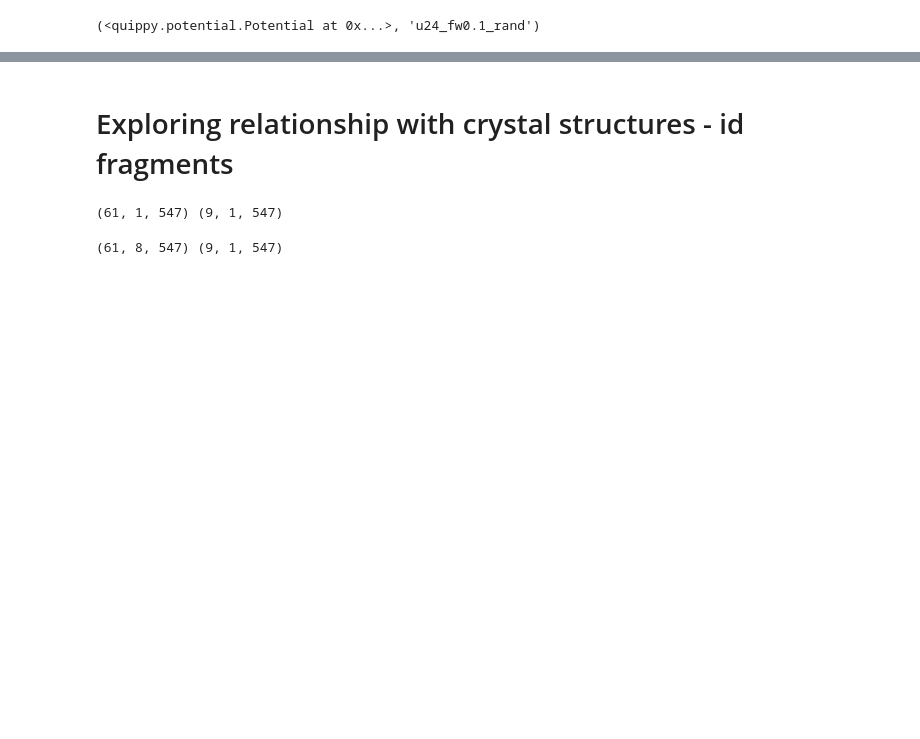
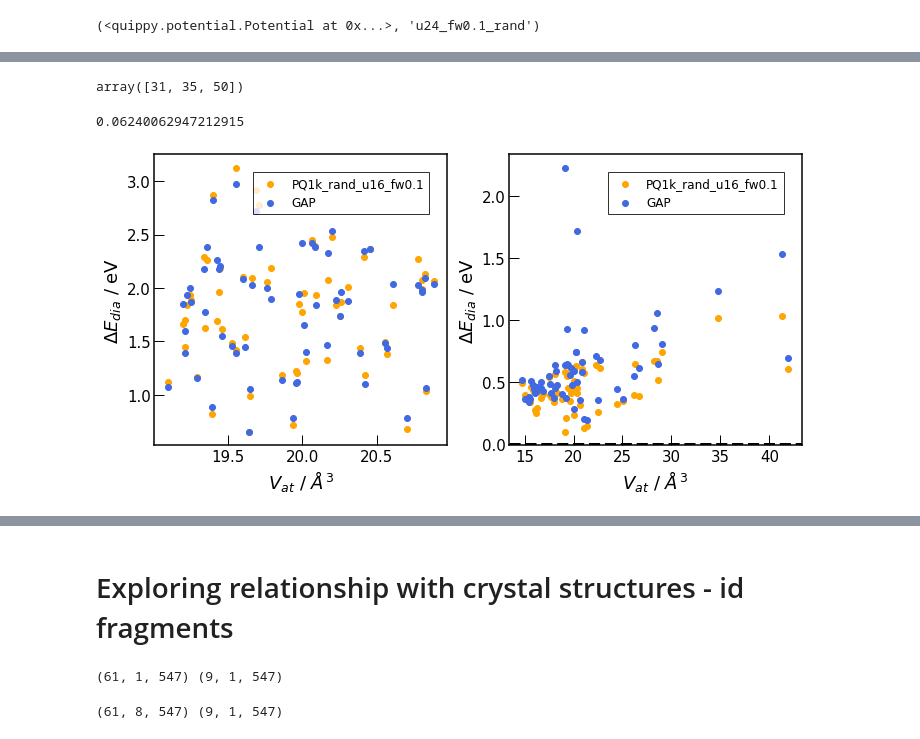
Before and after one commit to MorrowChem/Ge_analysis_local, a Jupyter notebook: GAP_to_MTP_rss.ipynb, the cells around one changed output, grey strips where cells are left out. Drawn from its saved outputs; the diff is of its cells as text; code cells hidden in the pictures; blank space fills up the shorter version.

```diff
--- a/GAP_to_MTP_rss.ipynb
+++ b/GAP_to_MTP_rss.ipynb
@@ -345,0 +385,4 @@ sym_out = gap_rss('build_test_sym', g18, pot, dia_ref)
+# %%
+MTPs_rmse_dict = {}
+for i in MTPs_rmse:
+    MTPs_rmse_dict.update({i.name : i})
@@ -345,0 +409,2 @@ sym_out = gap_rss('build_test_sym', g18, pot, dia_ref)
+# %%
+mtp_gr = gap_rss('build_test_sym', MTPs_rmse[-1], g18, dia_ref)
@@ -351,4 +420,21 @@ with open('/home/tridymite/vld/hert5155/jup_remote/Ge_od/rss/Si_solid8/build_tes
 # %%
 with open('/home/tridymite/vld/hert5155/jup_remote/Ge_od/rss/Si_solid8/build_test_sym/test.pickle', 'wb') as f:
     pickle.dump([cs[0]], f)
+# %%
+with open('build_test_sym/opts_castep_out.pickle', 'rb') as f:
+    rss_dft_g18opt = pickle.load(f)
+with open('build_test_sym/unopts_castep_out.pickle', 'rb') as f:
+    rss_dft_g18unopt = pickle.load(f)
+# %%
+dft_g18opt_e = []
+for i in rss_dft_g18opt:
+    dft_g18opt_e.append(i.info['dft_energy'] - cas_e_ref)
+
+dft_g18opt_e = np.array(dft_g18opt_e)/8
+
+dft_g18unopt_e = []
+for i in rss_dft_g18unopt:
+    dft_g18unopt_e.append(i.info['dft_energy'] - cas_e_ref)
+
+dft_g18unopt_e = np.array(dft_g18unopt_e)/8
 # %%
@@ -376,0 +516,4 @@ fig.tight_layout()
+# %%
+ np.argwhere(v > 4).squeeze()
+# %% [output]
+array([31, 35, 50])
@@ -376,0 +523,11 @@ fig.tight_layout()
+# %%
+np.sqrt(np.mean(
+    del_e[  np.argwhere(del_e<10)  ]
+))
+# %% [output]
+0.06240062947212915
+# %%
+fig, (axs, axs2) = plot_rss(mtp_gr, labels=['PQ1k_rand_u16_fw0.1', 'GAP'],
+                            col = list(reversed(['RoyalBlue', 'Orange'])))
+# %% [output]
+[figure, added]
```
Also changed, not shown: parts of 37 cells of this notebook, 3 other files.
